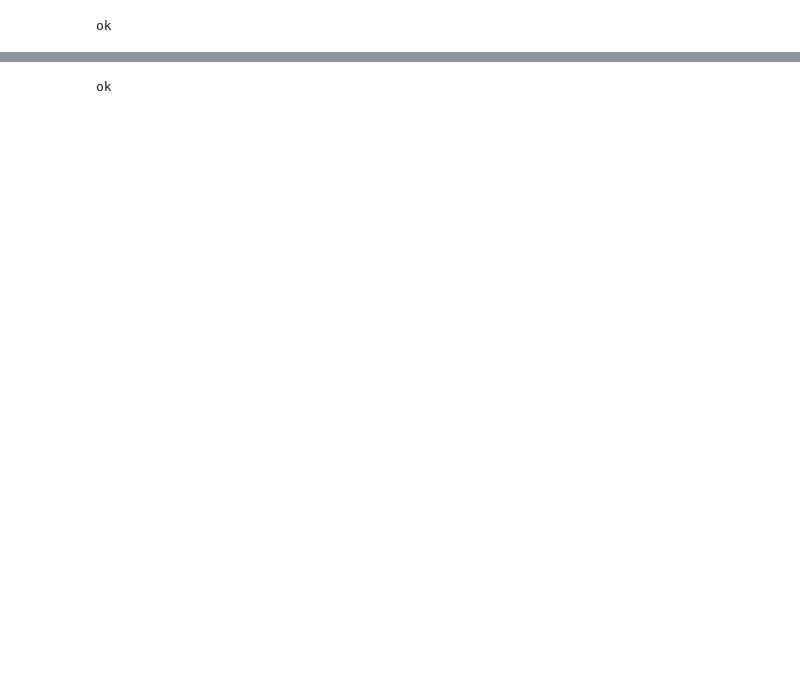
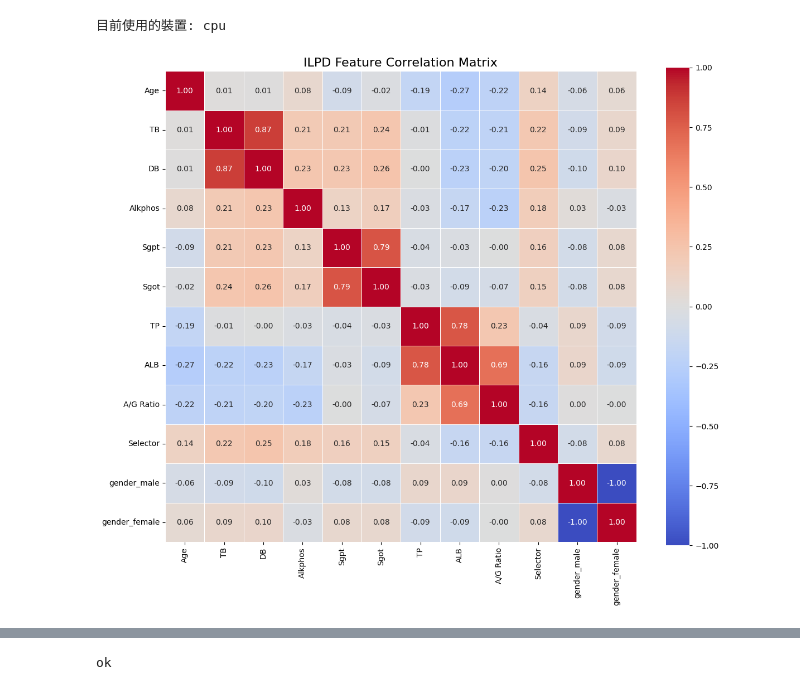
Before and after one commit to Iittlefish/parallel_res_network-with-VAE-reconstruct-error, a Jupyter notebook: liver-cirrhosis-detection-with-vae.ipynb, the cells around one changed output, grey strips where cells are left out. Drawn from its saved outputs; the diff is of its cells as text; code cells hidden in the pictures; blank space fills up the shorter version.

```diff
--- a/liver-cirrhosis-detection-with-vae.ipynb
+++ b/liver-cirrhosis-detection-with-vae.ipynb
@@ -30,11 +30,40 @@ def set_seed(seed=42):
 
     random.seed(seed)
     os.environ['PYTHONHASHSEED'] = str(seed)
+    torch.manual_seed(seed)
 
     np.random.seed(seed)
 
 set_seed(616)
-print("ok")
-# %% [output]
-ok
+# %%
+device = torch.device("cuda" if torch.cuda.is_available() else "cpu")
+print(f"目前使用的裝置: {device}")
+# %% [output]
+目前使用的裝置: cpu
+# %%
+import matplotlib.pyplot as plt
+import seaborn as sns
+
+# 1. 計算相關係數矩陣 (假設 df 是您包含 11 維特徵與 Selector 的 DataFrame)
+corr_matrix = df.corr()
+
+# 2. 設定畫布大小
+plt.figure(figsize=(12, 10))
+
+# 3. 繪製熱圖 (Heatmap)
+# vmin/vmax 設定範圍在 -1 到 1，cmap 使用藍紅對比色調
+sns.heatmap(
+    corr_matrix,
+    annot=True,          # 在格子內顯示數字
+    fmt=".2f",          # 小數點後兩位
+    cmap="coolwarm",     # 藍色代表負相關，紅色代表正相關
+    linewidths=0.5,      # 格子間的線寬
+    square=True          # 讓格子保持正方形
+)
+
+plt.title("ILPD Feature Correlation Matrix", fontsize=16)
+plt.tight_layout()
+plt.show()
+# %% [output]
+[figure, added]
 # %%
```
Also changed, not shown: parts of 17 cells of this notebook.
